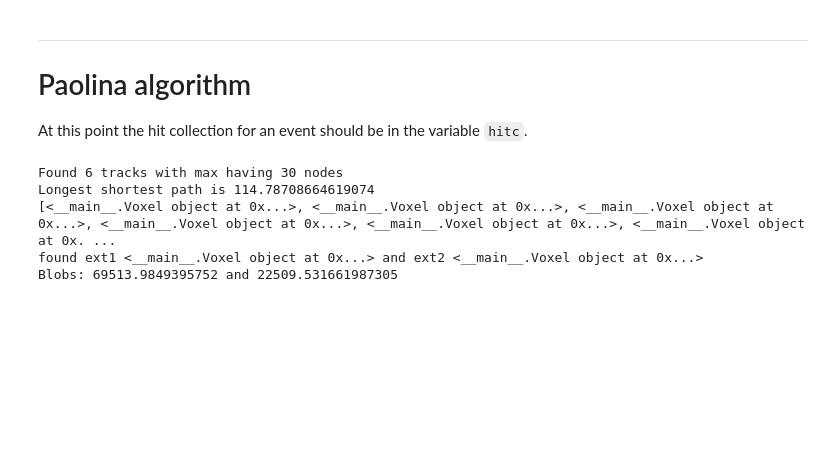
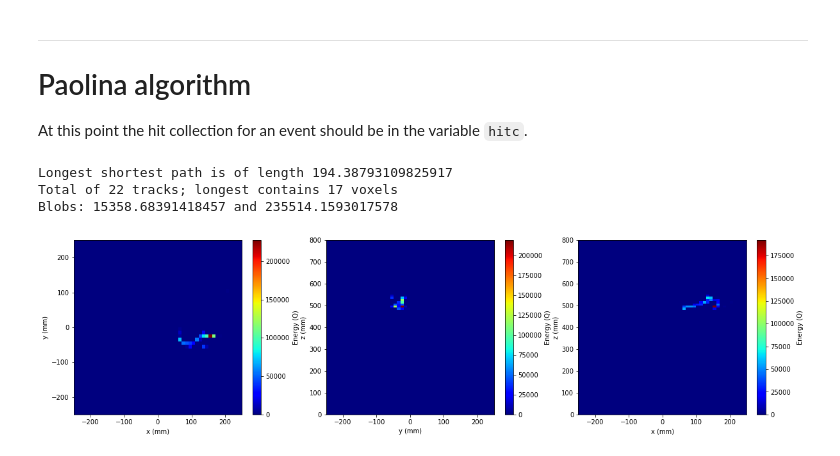
Before and after one commit to paolafer/ICARO, a Jupyter notebook: invisible_cities/utils/paolina_functions.ipynb, the cells around one changed output. Drawn from its saved outputs; the diff is of its cells as text; code cells hidden in the pictures; blank space fills up the shorter version.

```diff
--- a/invisible_cities/utils/paolina_functions.ipynb
+++ b/invisible_cities/utils/paolina_functions.ipynb
@@ -188,6 +189,6 @@ plot_test_event(t_X,t_Y,t_Q)
 # %%
 # event to be reconstructed
-r_evt = 0
+r_evt = 4
 # %%
 # reconstruction objects (already defined)
 class Event:
@@ -355,7 +340,7 @@ At this point the hit collection for an event should be in the variable `hitc`.
 # variables we need to set initially
 vol_min = np.array([-250, -250, 0])  # volume minimum (x,y,z)
 vol_max = np.array([250, 250, 800])  # volume maximum (x,y,z)
-vox_size = np.array([10, 10, 5])    # voxel size
+vox_size = np.array([10, 10, 10])    # voxel size
 blob_radius = 15.                    # blob radius in mm
 # %%
 # define voxel object
@@ -531,19 +516,66 @@ def paolina(hitc):
     """
     voxelc = build_voxels(hitc)                                  # voxelize the event
     adj_mat = calc_adj_matrix(voxelc)                            # calculate the adjacency matrix
-    itmax,trks = construct_tracks(voxelc,adj_mat)                # construct the graph
+    itmax,trks = construct_tracks(voxelc,adj_mat)                # construct the tracks
     dist_mat, spath = calc_dist_mat(trks[itmax])                 # calculate distance matrix and longest shortest path
     Eblob1, Eblob2 = construct_blobs(trks[itmax],dist_mat,spath) # construct the blobs
 
     # return key quantities
-    return (trks,itmax,spath,Eblob1,Eblob2)
+    return (voxelc,trks,itmax,spath,Eblob1,Eblob2)
 # %%
 # perform the Paolina algorithm
-trks,itmax,spath,Eblob1,Eblob2 = paolina(hitc)
+voxelc,trks,itmax,spath,Eblob1,Eblob2 = paolina(hitc)
+print("Total of {0} tracks; longest contains {1} voxels".format(len(trks),len(spath)))
 print("Blobs: {0} and {1}".format(Eblob1,Eblob2))
 # %% [output]
-Found 6 tracks with max having 30 nodes
-Longest shortest path is 114.78708664619074
-[<__main__.Voxel object at 0x...>, <__main__.Voxel object at 0x...>, <__main__.Voxel object at 0x...>, <__main__.Voxel object at 0x...>, <__main__.Voxel object at 0x...>, <__main__.Voxel object at 0x. ...
-found ext1 <__main__.Voxel object at 0x...> and ext2 <__main__.Voxel object at 0x...>
-Blobs: 69513.9849395752 and 22509.531661987305
+Longest shortest path is of length 194.38793109825917
+Total of 22 tracks; longest contains 17 voxels
+Blobs: 15358.68391418457 and 235514.1593017578
+# %%
+# plot the voxelized tracks
+# 2D histogram
+fig = plt.figure(3);
+fig.set_figheight(5.0);
+fig.set_figwidth(20.0);
+
+varr_x = []; varr_y = []; varr_z = []; varr_c = []
+for vv in voxelc:
+    varr_x.append(vv.X)
+    varr_y.append(vv.Y)
+    varr_z.append(vv.Z)
+    varr_c.append(vv.E)
+
+vtrk_max = np.array([np.max(varr_x),np.max(varr_y),np.max(varr_z)])
+vtrk_min = np.array([np.min(varr_x),np.min(varr_y),np.min(varr_z)])
+
+# create the x-y projection
+ax1 = fig.add_subplot(131);
+hxy, xxy, yxy = np.histogram2d(varr_y, varr_x, weights=varr_c, normed=False, bins=(1.0*(vol_max[1]-vol_min[1])/vox_size[1], 1.0*(vol_max[0]-vol_min[0])/vox_size[0]), range=[[vol_min[1],vol_max[1]],[vol_min[0],vol_max[0]]])
+extent1 = [yxy[0], yxy[-1], xxy[0], xxy[-1]]
+sp1 = ax1.imshow(hxy, extent=extent1, interpolation='none', aspect='auto', origin='lower', cmap='jet')
+ax1.set_xlabel("x (mm)")
+ax1.set_ylabel("y (mm)")
+cbp1 = plt.colorbar(sp1)
+cbp1.set_label('Energy (Q)')
+
+# Create the y-z projection.
+ax2 = fig.add_subplot(132);
+hyz, xyz, yyz = np.histogram2d(varr_z, varr_y, weights=varr_c, normed=False, bins=(1.0*(vol_max[2]-vol_min[2])/vox_size[2], 1.0*(vol_max[1]-vol_min[1])/vox_size[1]), range=[[vol_min[2],vol_max[2]],[vol_min[1],vol_max[1]]])
+extent2 = [yyz[0], yyz[-1], xyz[0], xyz[-1]]
+sp2 = ax2.imshow(hyz, extent=extent2, interpolation='none', aspect='auto', origin='lower', cmap='jet')
+ax2.set_xlabel("y (mm)")
+ax2.set_ylabel("z (mm)")
+cbp2 = plt.colorbar(sp2);
+cbp2.set_label('Energy (Q)');
+
+# Create the x-z projection.
+ax3 = fig.add_subplot(133);
+hxz, xxz, yxz = np.histogram2d(varr_z, varr_x, weights=varr_c, normed=False, bins=(1.0*(vol_max[2]-vol_min[2])/vox_size[2], 1.0*(vol_max[0]-vol_min[0])/vox_size[0]), range=[[vol_min[2],vol_max[2]],[vol_min[0],vol_max[0]]])
+extent3 = [yxz[0], yxz[-1], xxz[0], xxz[-1]]
+sp3 = ax3.imshow(hxz, extent=extent3, interpolation='none', aspect='auto', origin='lower', cmap='jet')
+ax3.set_xlabel("x (mm)")
+ax3.set_ylabel("z (mm)")
+cbp3 = plt.colorbar(sp3);
+cbp3.set_label('Energy (Q)');
+# %% [output]
+[figure, added]
```
Also changed, not shown: parts of 6 cells of this notebook.
